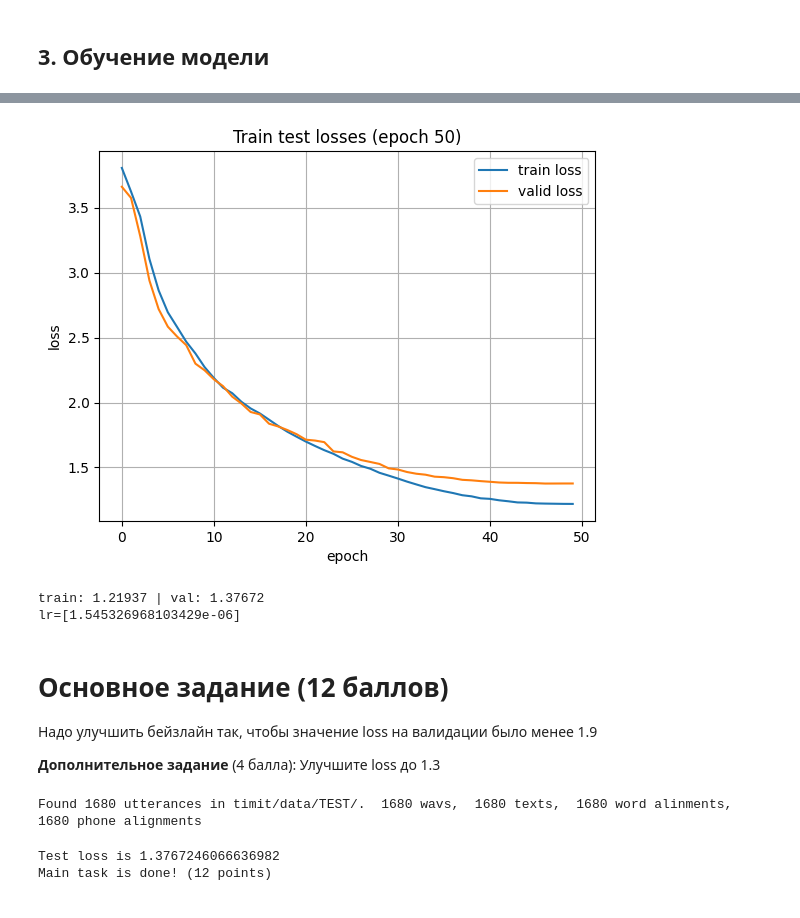
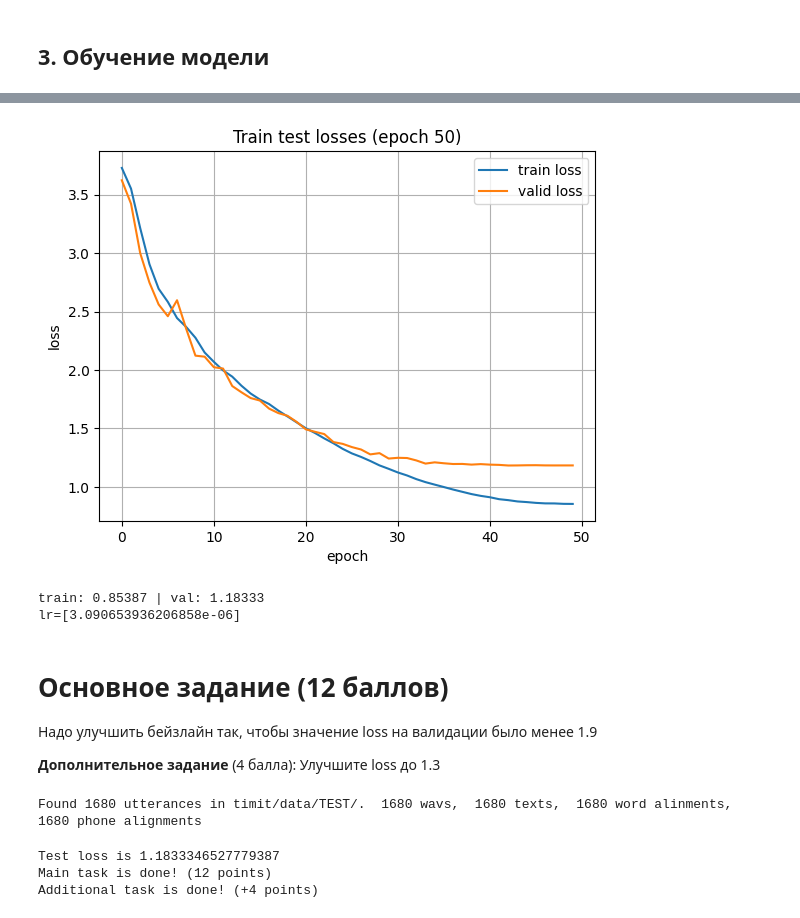
Before and after one commit to synchro10/asr_itmo24, a Jupyter notebook: asr_lab3.ipynb, the cells around one changed output, grey strips where cells are left out. Drawn from its saved outputs; the diff is of its cells as text; code cells hidden in the pictures.

```diff
--- a/asr_lab3.ipynb
+++ b/asr_lab3.ipynb
@@ -357,8 +357,7 @@ class FeatsPhoneDataset(TimitDataset):
         # подготавливаем пофреймовые фичи
         feats = self.feature_extractor(wav)
         if self.aug and random.random() > 0.5:
-            feats = self.feature_extractor.freq_masking(feats)
-            feats = self.feature_extractor.time_masking(feats)
+            feats = self.feature_extractor.aug(feats)
         feats = feats.squeeze(dim=0).transpose(0, 1) # time x feats
 
         # создаем пофреймовое выравнивание
@@ -490,7 +489,7 @@ class Trainer(nn.Module):
         max_lr = opt_kwargs['lr']
         self.scheduler = None
         if num_epochs is not None:
-            self.scheduler = torch.optim.lr_scheduler.OneCycleLR(self.optimizer, max_lr=max_lr, epochs=num_epochs,
+            self.scheduler = torch.optim.lr_scheduler.OneCycleLR(self.optimizer, max_lr=max_lr, epochs=num_epochs, steps_per_epoch=1,
                             three_phase=False, pct_start=0.2)
         self.criterion = torch.nn.CrossEntropyLoss()
         print(f"{self.model}. {self.device}")
@@ -646,38 +645,37 @@ train: 3.38149 | val: 3.36682
 ... (88 outputs left out)
 # %%
-
 def experiment():
     # Запуск полноценного обучения модели
     # TODO: Тюнинг гиперпараметров
-    fe = FeatureExtractor(n_mels=80)
+    fe = FeatureExtractor(n_mels=80)    # 40 -> 80 mels
     # fe = FeatureExtractor(n_fft=512, hop_length=256, n_mels=80)
+    train_dataset = FeatsPhoneDataset('timit/data/TRAIN/', feature_extractor=fe, phone2id=PHONE2ID, aug=True)   # spec aug для train с p=0.5
     test_dataset = FeatsPhoneDataset('timit/data/TEST/', feature_extractor=fe, phone2id=PHONE2ID)
-    train_dataset = FeatsPhoneDataset('timit/data/TRAIN/', feature_extractor=fe, phone2id=PHONE2ID, aug=True)
     train_dataloader = torch.utils.data.DataLoader(train_dataset, batch_size=64,
                                                num_workers=16, collate_fn=train_dataset.collate_pad, shuffle=True)
     test_dataloader = torch.utils.data.DataLoader(test_dataset, batch_size=1,
                                                num_workers=16, collate_fn=test_dataset.collate_pad, shuffle=False)
 
 
     num_epochs = 50
     torch.manual_seed(1234)
     trainer = Trainer(model=AModel(feats_dim=fe.feats_dim,
                                  out_dim=max(PHONE2ID.values())+1,
                                  dim=128,
                                  num_layers=7,
                                  ff_dim=256,
                                  dropout=0.1,   # добавим небольшой dropout
                                  nhead=8),
                      fe=fe,
-                     phone2id=PHONE2ID, device='cuda', opt_kwargs={'lr': 0.001}, num_epochs=num_epochs)    # увеличим lr и добавим скедулер
+                     phone2id=PHONE2ID, device='cuda', opt_kwargs={'lr': 0.002}, num_epochs=num_epochs)    # увеличим lr и добавим скедулер
 
     trainer.fit(train_dataloader, epochs=num_epochs, valid_dataloader=test_dataloader, plot_losses=True, verbose=True)
     return trainer.to('cpu')
 results = experiment()
 # %% [output]
-[figure, old version]
+[figure, new version]
-train: 1.21937 | val: 1.37672
-lr=[1.545326968103429e-06]
+train: 0.85387 | val: 1.18333
+lr=[3.090653936206858e-06]
 # %%
 torch.save(results, 'baseline.trainer')
 # %% [markdown]
@@ -699,5 +697,6 @@ def test_trained_model(trainer):
 test_trained_model(results.to('cuda'))
 # %% [output]
 Found 1680 utterances in timit/data/TEST/.  1680 wavs,  1680 texts,  1680 word alinments,  1680 phone alignments
-Test loss is 1.3767246066636982
+Test loss is 1.1833346527779387
 Main task is done! (12 points)
+Additional task is done! (+4 points)
```
Also changed, not shown: parts of 1 cell of this notebook.
